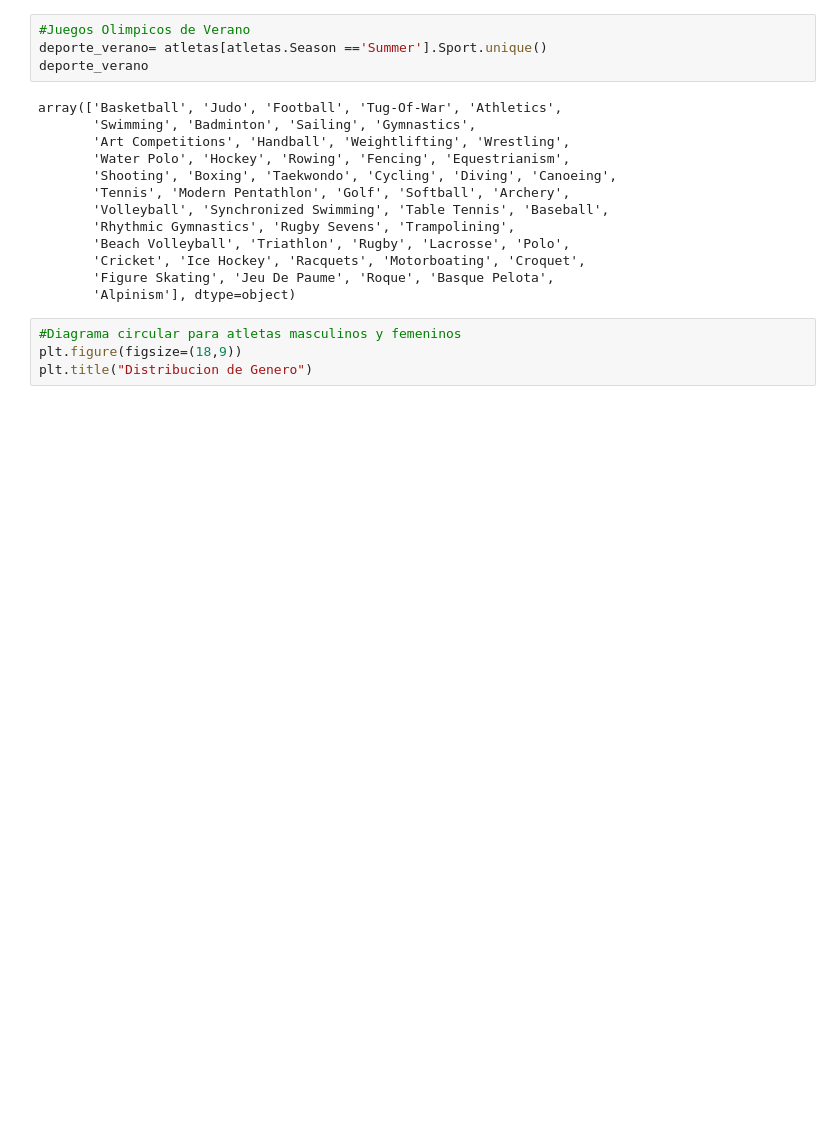
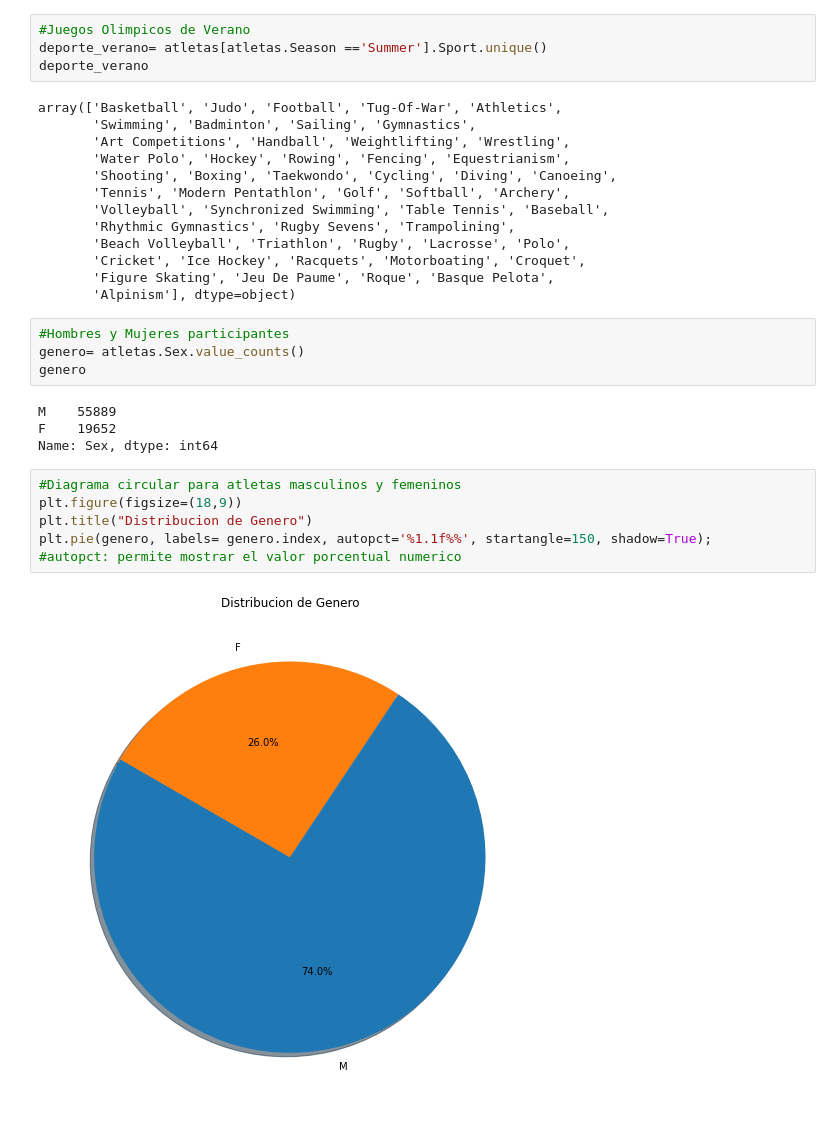
Before and after one commit to lisseta/datAnalisys_Python, a Jupyter notebook: OlympicsDatAnalysis_.ipynb, the cells around one changed output. Drawn from its saved outputs; the diff is of its cells as text; blank space fills up the shorter version.

```diff
--- a/OlympicsDatAnalysis_.ipynb
+++ b/OlympicsDatAnalysis_.ipynb
@@ -237,7 +259,19 @@ array(['Basketball', 'Judo', 'Football', 'Tug-Of-War', 'Athletics',
        'Cricket', 'Ice Hockey', 'Racquets', 'Motorboating', 'Croquet',
        'Figure Skating', 'Jeu De Paume', 'Roque', 'Basque Pelota',
        'Alpinism'], dtype=object)
+# %%
+#Hombres y Mujeres participantes
+genero= atletas.Sex.value_counts()
+genero
+# %% [output]
+M    55889
+F    19652
+Name: Sex, dtype: int64
 # %%
 #Diagrama circular para atletas masculinos y femeninos
 plt.figure(figsize=(18,9))
 plt.title("Distribucion de Genero")
+plt.pie(genero, labels= genero.index, autopct='%1.1f%%', startangle=150, shadow=True);
+#autopct: permite mostrar el valor porcentual numerico
+# %% [output]
+[figure, added]
```
Also changed, not shown: parts of 29 cells of this notebook.
